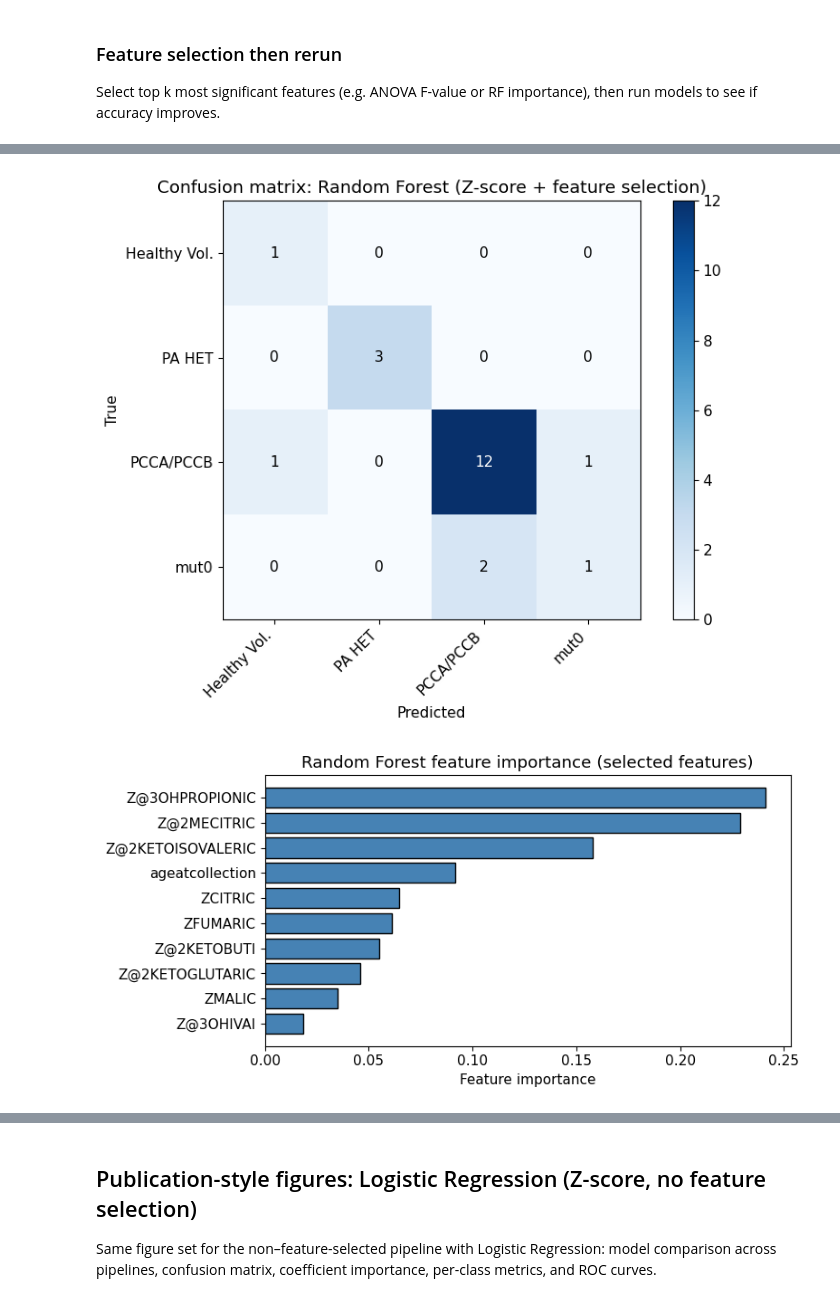
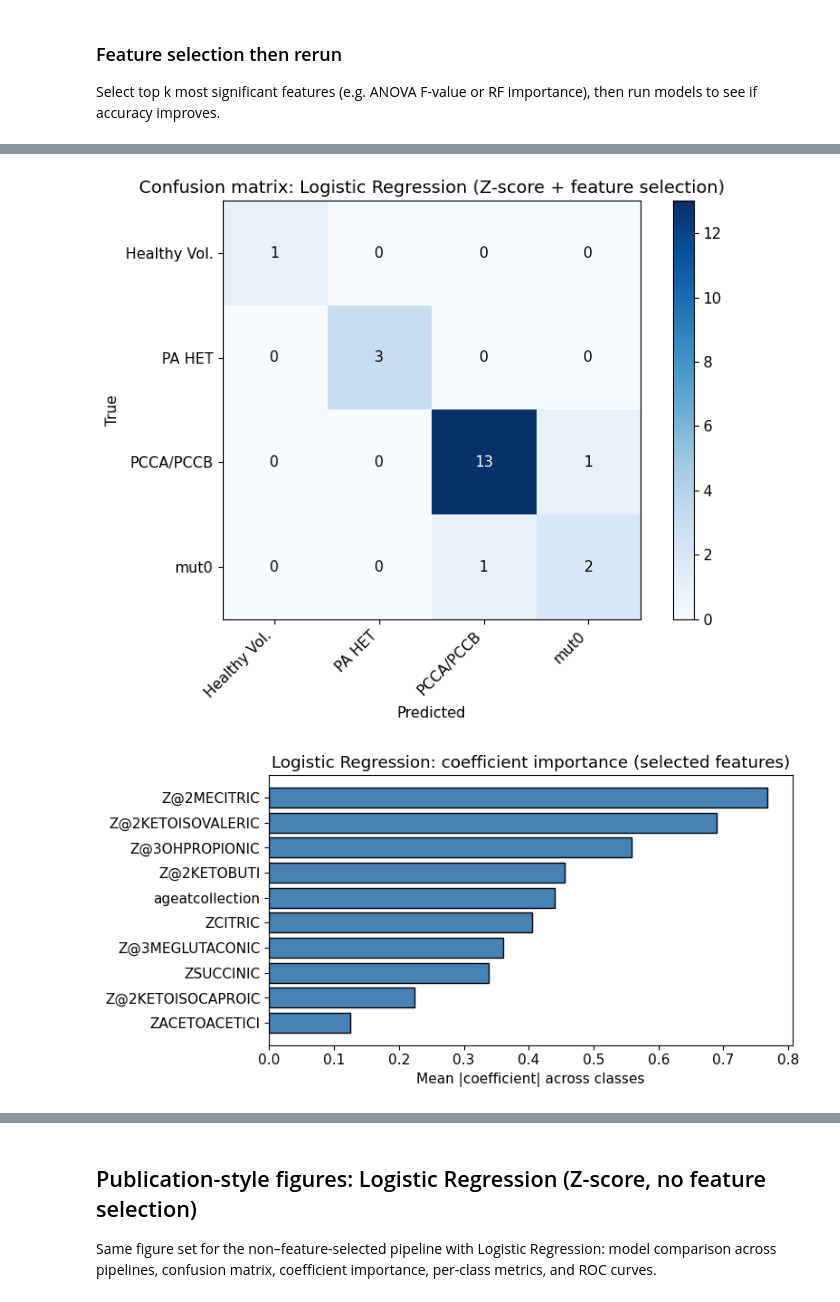
Before and after one commit to fnv234/metabolites-analysis, a Jupyter notebook: analysis.ipynb, the cells around one changed output, grey strips where cells are left out. Saved outputs shown, nothing was run; the diff lists cells and outputs as text; code cells hidden in the pictures.

Commit message:
change to log reg + feat selection

```diff
--- a/analysis.ipynb
+++ b/analysis.ipynb
@@ -347,32 +350,34 @@ plt.show()
 # %%
-# 2) Confusion matrix for best model (Feature selection + Random Forest)
+# 2) Confusion matrix for best model (Feature selection + Logistic Regression)
 fig, ax = plt.subplots(figsize=(8, 6))
-clf_sel.confusion_matrix_plot("Random Forest", ax=ax)
-ax.set_title("Confusion matrix: Random Forest (Z-score + feature selection)")
+clf_sel.confusion_matrix_plot("Logistic Regression", ax=ax)
+ax.set_title("Confusion matrix: Logistic Regression (Z-score + feature selection)")
 plt.tight_layout()
 plt.show()
 # %% [output]
-[figure, old version]
+[figure, new version]
 # %%
-# 3) Feature importance (Random Forest on selected features)
-from sklearn.ensemble import RandomForestClassifier
-rf_fit = RandomForestClassifier(n_estimators=100, random_state=42)
-rf_fit.fit(clf_sel.X_train_s_, clf_sel.y_train_)
-imp = rf_fit.feature_importances_
+# 3) Feature importance (Logistic Regression: coefficient importance on selected features)
+from sklearn.linear_model import LogisticRegression as LR
+
+lr_fit = LR(max_iter=2000, random_state=42)
+lr_fit.fit(clf_sel.X_train_s_, clf_sel.y_train_)
+# Mean absolute coefficient per feature across classes
+coef = np.abs(lr_fit.coef_).mean(axis=0)
 names = clf_sel.get_feature_columns()
-order = np.argsort(imp)[::-1]
-imp = imp[order]
+order = np.argsort(coef)[::-1]
+coef = coef[order]
 names = [names[i] for i in order]
 
 fig, ax = plt.subplots(figsize=(8, max(4, len(names) * 0.35)))
-ax.barh(range(len(names)), imp, color="steelblue", edgecolor="black")
+ax.barh(range(len(names)), coef, color="steelblue", edgecolor="black")
 ax.set_yticks(range(len(names)))
 ax.set_yticklabels(names)
-ax.set_xlabel("Feature importance")
-ax.set_title("Random Forest feature importance (selected features)")
+ax.set_xlabel("Mean |coefficient| across classes")
+ax.set_title("Logistic Regression: coefficient importance (selected features)")
 ax.invert_yaxis()
 plt.tight_layout()
 plt.show()
 # %% [output]
-[figure, old version]
+[figure, new version]
 # %%
```
Also changed, not shown: parts of 11 cells of this notebook.
